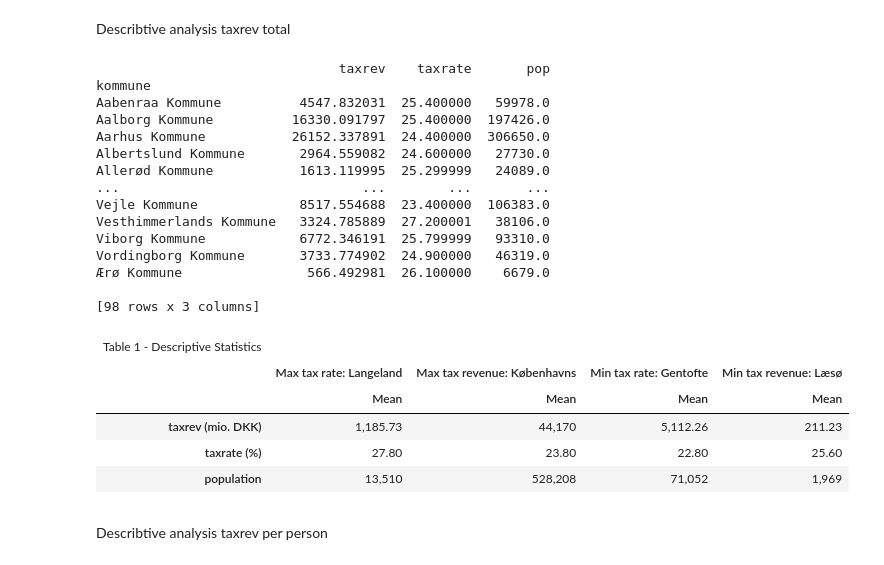
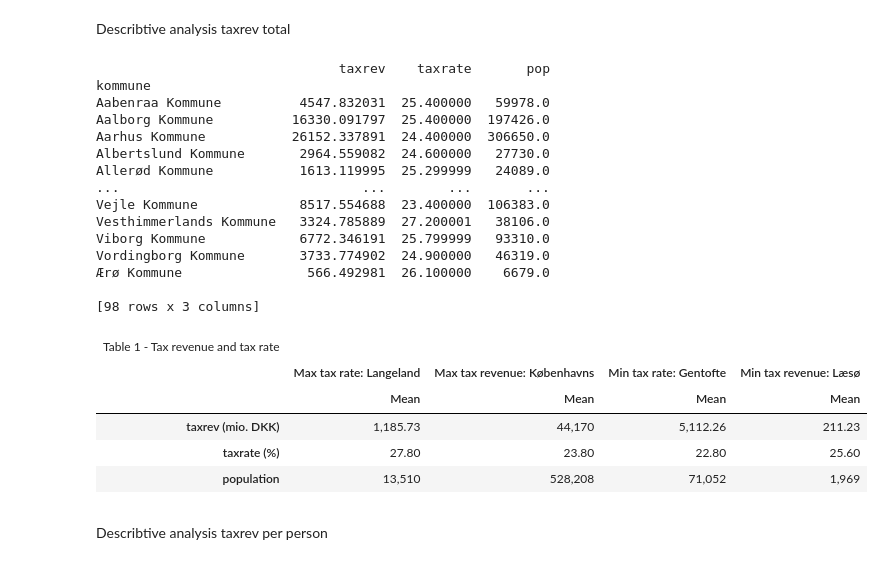
Before and after one commit to Nskoularsen/EconometricsA, a Jupyter notebook: 3_assignments/A1/Assingment1.ipynb, the cells around one changed output. Drawn from its saved outputs; the diff is of its cells as text; code cells hidden in the pictures.

```diff
--- a/3_assignments/A1/Assingment1.ipynb
+++ b/3_assignments/A1/Assingment1.ipynb
@@ -46,35 +46,35 @@ selected['kommune'] = [
     'Max tax rate: ' + str(max_tax_rate['kommune']),
     'Min tax rate: ' + str(min_tax_rate['kommune'])
 ]
 selected['kommune'] = selected['kommune'].str.replace(' Kommune', '', regex=False)
 
 
 
 dtable.DTable(
     selected,
     ['taxrev (mio. DKK)', 'taxrate (%)', 'population'],
     counts_row_below=False,
     bycol=['kommune'],
     stats=['mean'],
-    caption="Table 1 - Descriptive Statistics"
+    caption="Figur 1 - Tax revenue and tax rate"
 )
 # %% [output]
                                taxrev    taxrate       pop
 kommune
 Aabenraa Kommune          4547.832031  25.400000   59978.0
 Aalborg Kommune          16330.091797  25.400000  197426.0
 Aarhus Kommune           26152.337891  24.400000  306650.0
 Albertslund Kommune       2964.559082  24.600000   27730.0
 Allerød Kommune           1613.119995  25.299999   24089.0
 ...                               ...        ...       ...
 Vejle Kommune             8517.554688  23.400000  106383.0
 Vesthimmerlands Kommune   3324.785889  27.200001   38106.0
 Viborg Kommune            6772.346191  25.799999   93310.0
 Vordingborg Kommune       3733.774902  24.900000   46319.0
 Ærø Kommune                566.492981  26.100000    6679.0
 
 [98 rows x 3 columns]
-| Table 1 - Descriptive Statistics |  |  |  |  |
+| Table 1 - Tax revenue and tax rate |  |  |  |  |
 |  | Max tax rate: Langeland | Max tax revenue: Københavns | Min tax rate: Gentofte | Min tax revenue: Læsø |
 |  | Mean | Mean | Mean | Mean |
 | taxrev (mio. DKK) | 1,185.73 | 44,170 | 5,112.26 | 211.23 |
```
Also changed, not shown: parts of 4 cells of this notebook.
